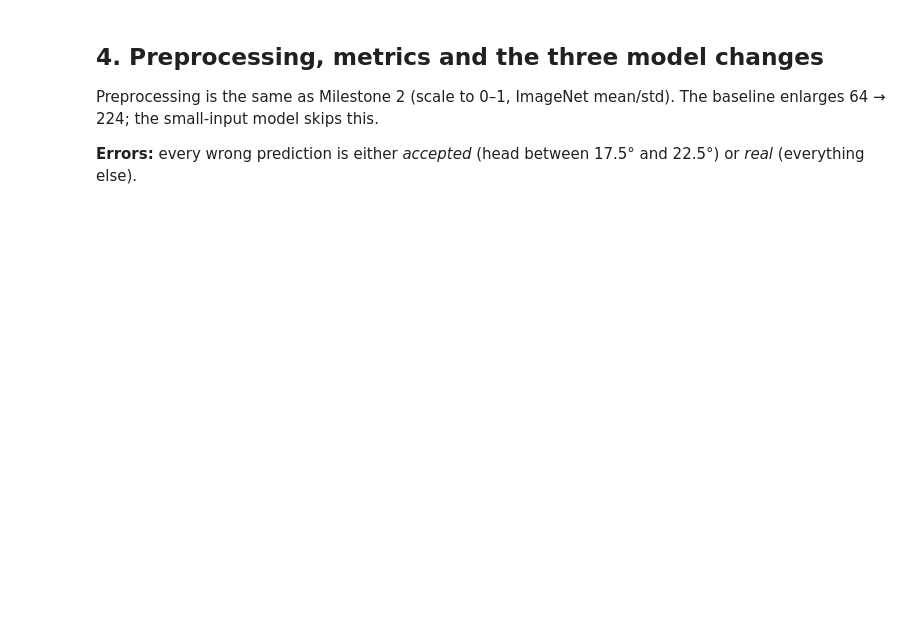
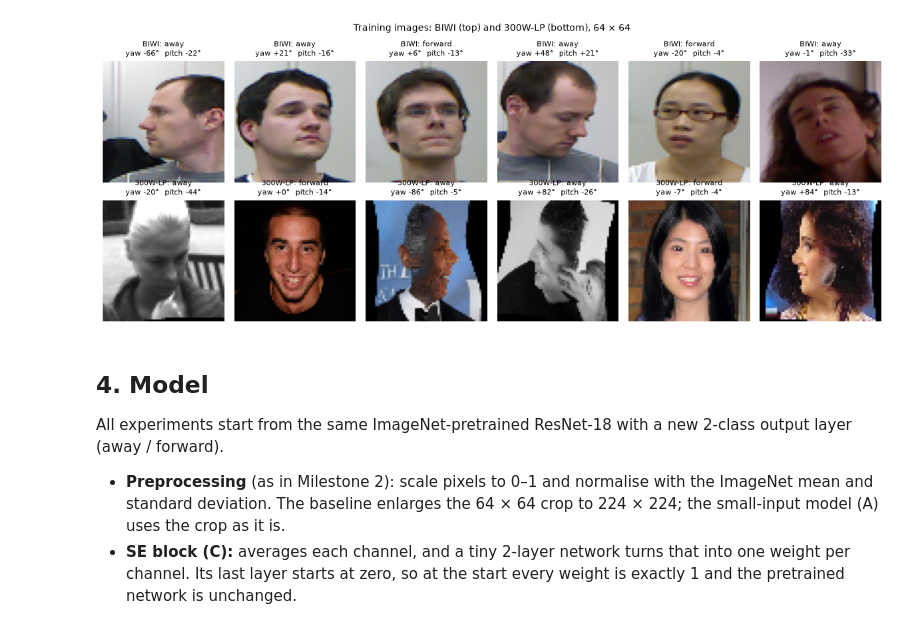
Before and after one commit to AliAbuelkheir/lookaway-guard, a Jupyter notebook: MS3/ms3_improvements.ipynb, the cells around one changed output. Cells and saved outputs as stored; diff of their text form; code cells hidden in the pictures; blank space fills up the shorter version.

```diff
--- a/MS3/ms3_improvements.ipynb
+++ b/MS3/ms3_improvements.ipynb
@@ -156,14 +197,22 @@ print(f"\nTest images between {T - G} and {T + G} deg (errors here are 'accepted
 # %%
 fig, axes = plt.subplots(2, 6, figsize=(12, 4.8))
 rng = np.random.default_rng(0)
-for ax, i in zip(axes.flat, np.concatenate([rng.choice(idx["train"], 6, replace=False), rng.choice(idx["300wlp"], 6, replace=False)])):
-    ax.imshow(images[i]); ax.axis("off")
-    ax.set_title(f"{'BIWI' if i < nb else '300W-LP'}: {CLASSES[y[i]]}\nyaw {yaw[i]:+.0f}°  pitch {pitch[i]:+.0f}°", fontsize=8)
-plt.suptitle("Training samples: BIWI (top) and 300W-LP (bottom), 64 × 64 RGB", fontsize=10)
+examples = list(rng.choice(idx["train"], 6, replace=False)) + list(rng.choice(idx["300wlp"], 6, replace=False))
+for ax, i in zip(axes.flat, examples):
+    ax.imshow(images[i])
+    ax.axis("off")
+    source = "BIWI" if i < n_biwi else "300W-LP"
+    ax.set_title(f"{source}: {'forward' if y[i] else 'away'}\nyaw {yaw[i]:+.0f}°  pitch {pitch[i]:+.0f}°", fontsize=8)
+plt.suptitle("Training images: BIWI (top) and 300W-LP (bottom), 64 × 64", fontsize=10)
 plt.tight_layout(); plt.savefig(FIG / "samples.png", dpi=200); plt.show()
+# %% [output]
+[figure, added]
 # %% [markdown]
-## 4. Preprocessing, metrics and the three model changes
-Preprocessing is the same as Milestone 2 (scale to 0–1, ImageNet mean/std). The baseline enlarges 64 → 224; the small-input model skips this.
+## 4. Model
+All experiments start from the same ImageNet-pretrained ResNet-18 with a new 2-class output layer (away / forward).
 
-**Errors:** every wrong prediction is either *accepted* (head between 17.5° and 22.5°) or *real* (everything else).
+- **Preprocessing** (as in Milestone 2): scale pixels to 0–1 and normalise with the ImageNet mean and standard deviation.
+  The baseline enlarges the 64 × 64 crop to 224 × 224; the small-input model (A) uses the crop as it is.
+- **SE block (C):** averages each channel, and a tiny 2-layer network turns that into one weight per channel.
+  Its last layer starts at zero, so at the start every weight is exactly 1 and the pretrained network is unchanged.
 # %%
```
Also changed, not shown: parts of 34 cells of this notebook, 37 other files.
